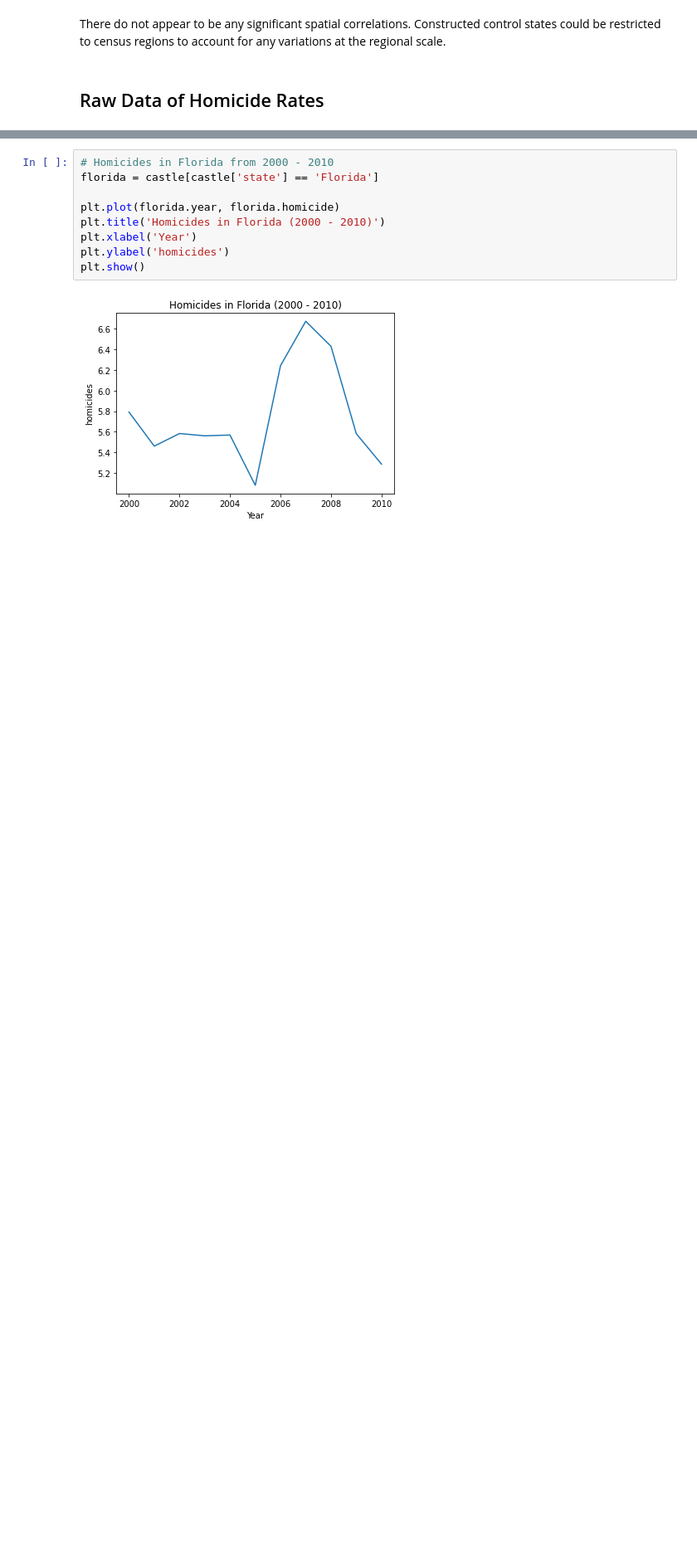
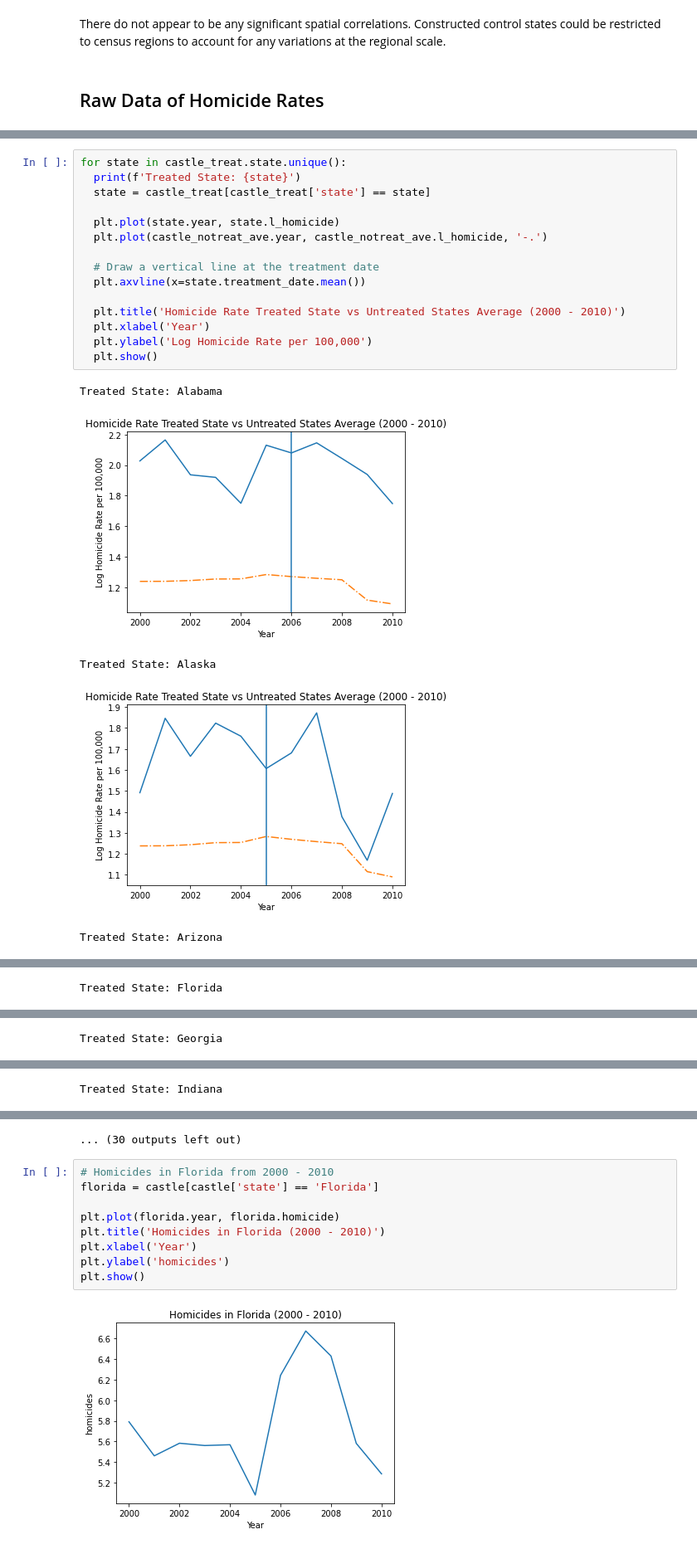
Before and after one commit to ChadDelany/causal_inference_castle_doctrine, a Jupyter notebook: notebooks/02_EDA.ipynb, the cells around one changed output, grey strips where cells are left out. Shown at 83% size. Drawn from its saved outputs; the diff is of its cells as text; blank space fills up the shorter version.

```diff
--- a/notebooks/02_EDA.ipynb
+++ b/notebooks/02_EDA.ipynb
@@ -139,0 +174,21 @@ There do not appear to be any significant spatial correlations.  Constructed con
+# %%
+for state in castle_treat.state.unique():
+  print(f'Treated State: {state}')
+  state = castle_treat[castle_treat['state'] == state]
+
+  plt.plot(state.year, state.l_homicide)
+  plt.plot(castle_notreat_ave.year, castle_notreat_ave.l_homicide, '-.')
+
+  # Draw a vertical line at the treatment date
+  plt.axvline(x=state.treatment_date.mean())
+
+  plt.title('Homicide Rate Treated State vs Untreated States Average (2000 - 2010)')
+  plt.xlabel('Year')
+  plt.ylabel('Log Homicide Rate per 100,000')
+  plt.show()
+# %% [output]
+Treated State: Alabama
+[figure, added]
+Treated State: Alaska
+[figure, added]
+Treated State: Arizona
@@ -139,0 +196 @@ There do not appear to be any significant spatial correlations.  Constructed con
+Treated State: Florida
@@ -139,0 +198 @@ There do not appear to be any significant spatial correlations.  Constructed con
+Treated State: Georgia
@@ -139,0 +200 @@ There do not appear to be any significant spatial correlations.  Constructed con
+Treated State: Indiana
@@ -140,3 +202,4 @@ There do not appear to be any significant spatial correlations.  Constructed con
+... (30 outputs left out)
 # %%
 # Homicides in Florida from 2000 - 2010
 florida = castle[castle['state'] == 'Florida']
```
Also changed, not shown: parts of 5 cells of this notebook.
